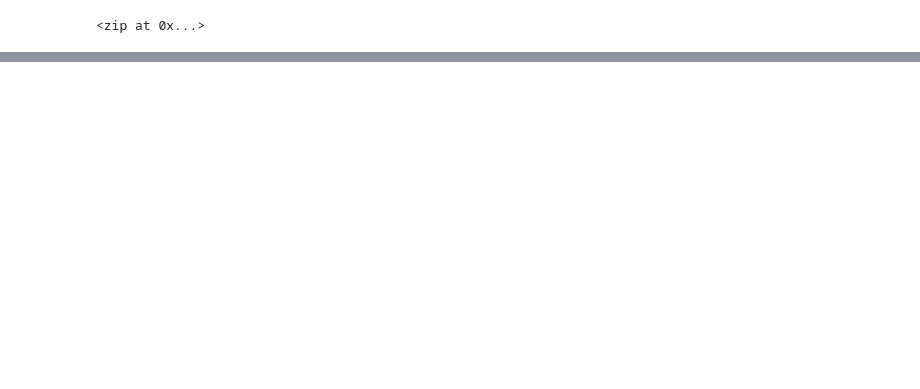
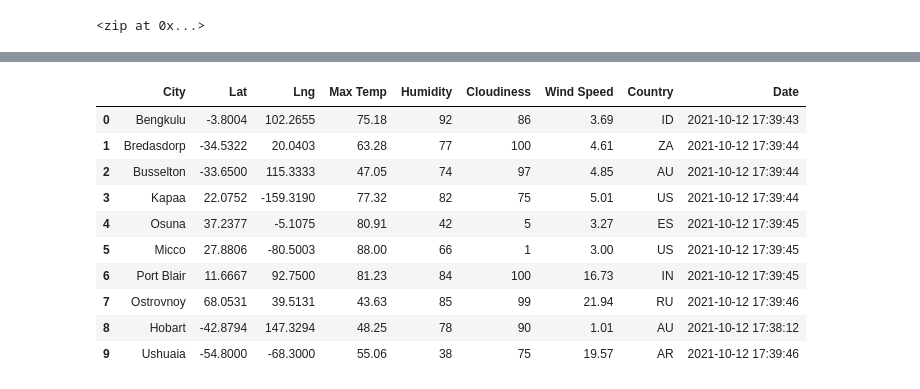
Before and after one commit to jhschulte44/World_Weather_Analysis, a Jupyter notebook: WeatherPy.ipynb, the cells around one changed output, grey strips where cells are left out. Drawn from its saved outputs; the diff is of its cells as text; code cells hidden in the pictures; blank space fills up the shorter version.

```diff
--- a/WeatherPy.ipynb
+++ b/WeatherPy.ipynb
@@ -3,6 +3,16 @@
 import pandas as pd
 import matplotlib.pyplot as plt
 import numpy as np
+# Use the citipy module to determine city based on latitude and longitude.
+from citipy import citipy
+# Import the requests library.
+import requests
+# Import API key
+from config import weather_api_key
+# Starting URL for Weather Map API Call.
+url = "http://api.openweathermap.org/data/2.5/weather?units=Imperial&APPID=" + weather_api_key
+# Import the datetime module from the datetime library.
+from datetime import datetime
 # %%
 # Create a set of random latitude and longitude combinations.
 lats = np.random.uniform(low=-90.000, high=90.000, size=1500)
@@ -33,0 +119,16 @@ len(cities)
+# %%
+# Convert the array of dictionaries to a Pandas DataFrame.
+city_data_df = pd.DataFrame(city_data)
+city_data_df.head(10)
+# %% [output]
+|  | City | Lat | Lng | Max Temp | Humidity | Cloudiness | Wind Speed | Country | Date |
+| 0 | Bengkulu | -3.8004 | 102.2655 | 75.18 | 92 | 86 | 3.69 | ID | 2021-10-12 17:39:43 |
+| 1 | Bredasdorp | -34.5322 | 20.0403 | 63.28 | 77 | 100 | 4.61 | ZA | 2021-10-12 17:39:44 |
+| 2 | Busselton | -33.6500 | 115.3333 | 47.05 | 74 | 97 | 4.85 | AU | 2021-10-12 17:39:44 |
+| 3 | Kapaa | 22.0752 | -159.3190 | 77.32 | 82 | 75 | 5.01 | US | 2021-10-12 17:39:44 |
+| 4 | Osuna | 37.2377 | -5.1075 | 80.91 | 42 | 5 | 3.27 | ES | 2021-10-12 17:39:45 |
+| 5 | Micco | 27.8806 | -80.5003 | 88.00 | 66 | 1 | 3.00 | US | 2021-10-12 17:39:45 |
+| 6 | Port Blair | 11.6667 | 92.7500 | 81.23 | 84 | 100 | 16.73 | IN | 2021-10-12 17:39:45 |
+| 7 | Ostrovnoy | 68.0531 | 39.5131 | 43.63 | 85 | 99 | 21.94 | RU | 2021-10-12 17:39:46 |
+| 8 | Hobart | -42.8794 | 147.3294 | 48.25 | 78 | 90 | 1.01 | AU | 2021-10-12 17:38:12 |
+| 9 | Ushuaia | -54.8000 | -68.3000 | 55.06 | 38 | 75 | 19.57 | AR | 2021-10-12 17:39:46 |
```
Also changed, not shown: parts of 6 cells of this notebook, 1 other file.
